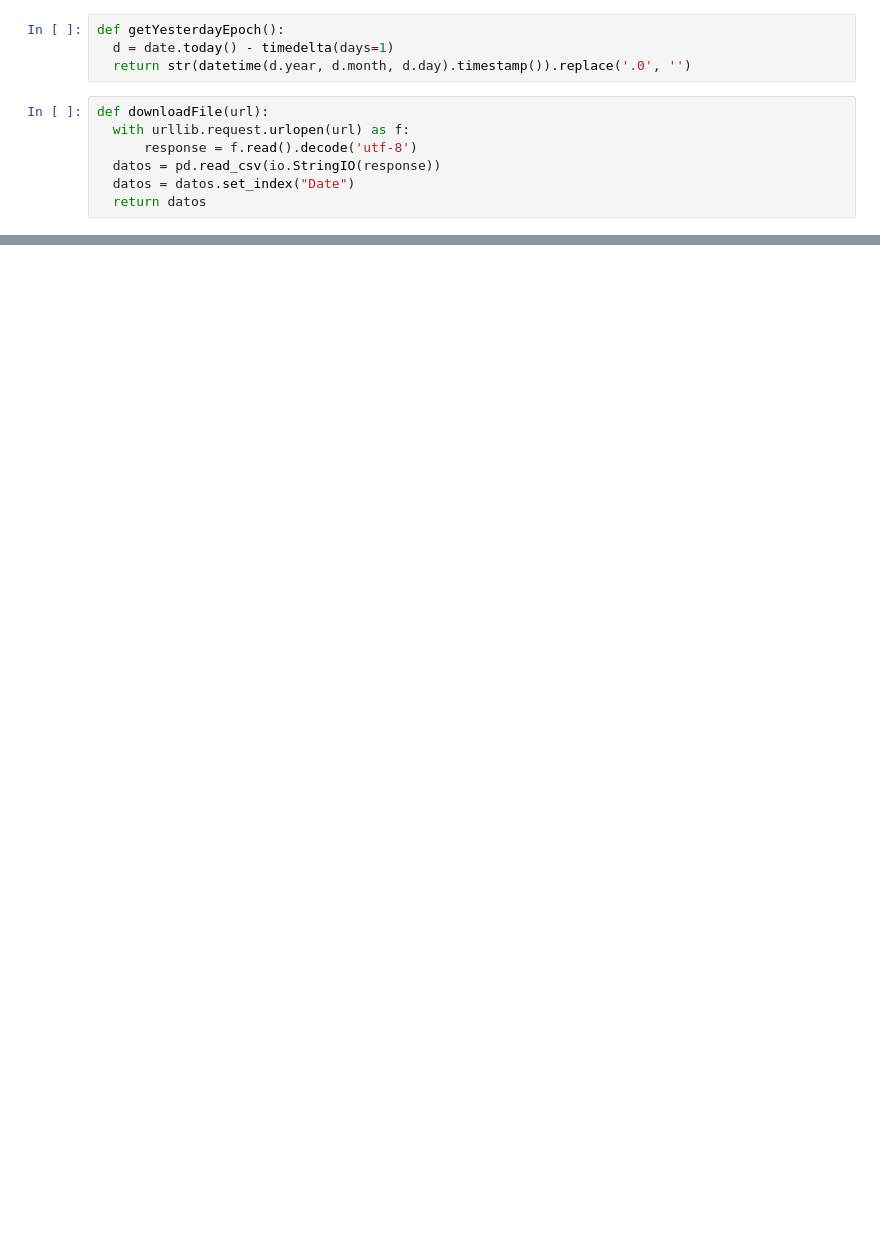
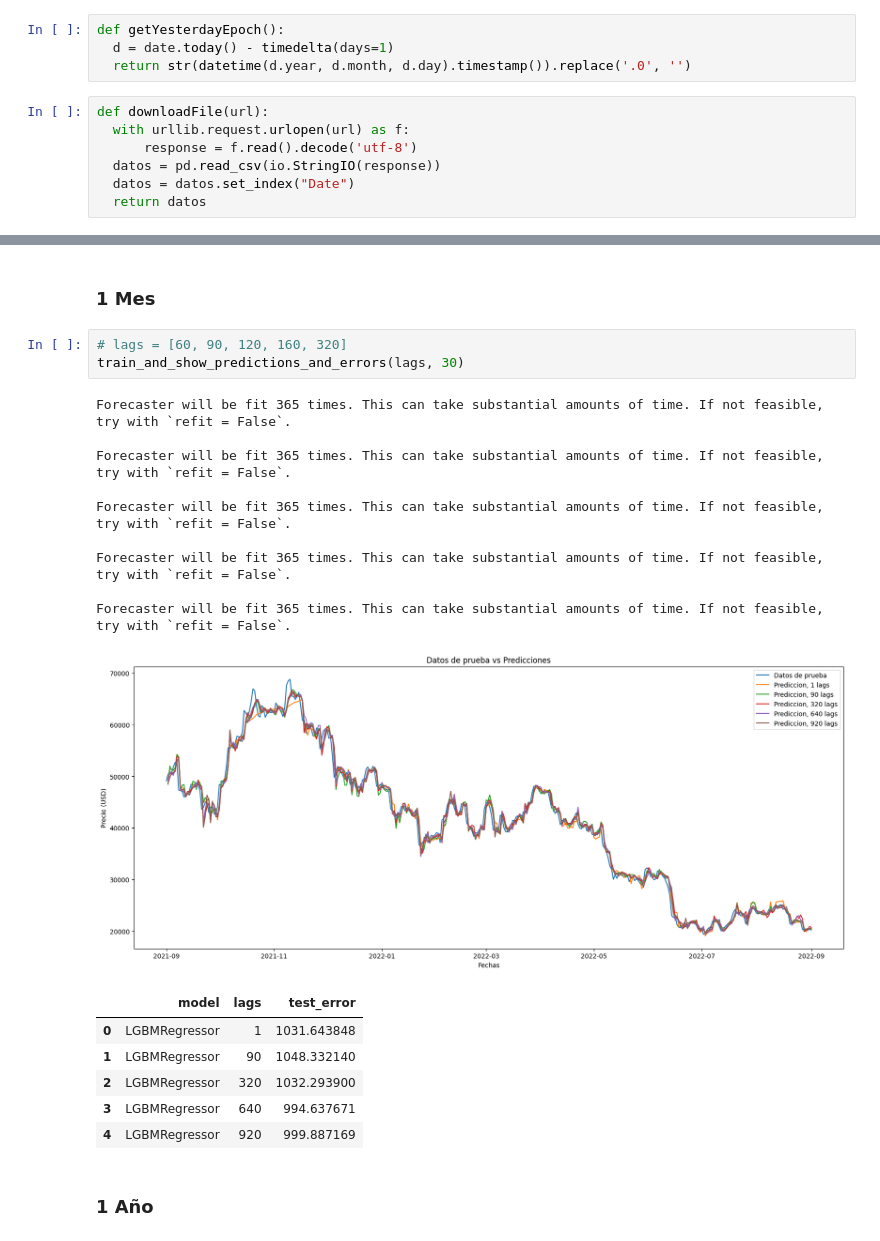
Before and after one commit to vanchondo/cryptoForecasting-tfm, a Jupyter notebook: notebook.ipynb, the cells around one changed output, grey strips where cells are left out. Saved outputs shown, nothing was run; the diff lists cells and outputs as text; blank space fills up the shorter version.

```diff
--- a/notebook.ipynb
+++ b/notebook.ipynb
@@ -168,0 +284,24 @@ plt.show()
+# %% [markdown]
+### 1 Mes
+# %%
+# lags = [60, 90, 120, 160, 320]
+train_and_show_predictions_and_errors(lags, 30)
+# %% [output]
+Forecaster will be fit 365 times. This can take substantial amounts of time. If not feasible, try with `refit = False`.
+
+Forecaster will be fit 365 times. This can take substantial amounts of time. If not feasible, try with `refit = False`.
+
+Forecaster will be fit 365 times. This can take substantial amounts of time. If not feasible, try with `refit = False`.
+
+Forecaster will be fit 365 times. This can take substantial amounts of time. If not feasible, try with `refit = False`.
+
+Forecaster will be fit 365 times. This can take substantial amounts of time. If not feasible, try with `refit = False`.
+[figure, added]
+|  | model | lags | test_error |
+| 0 | LGBMRegressor | 1 | 1031.643848 |
+| 1 | LGBMRegressor | 90 | 1048.332140 |
+| 2 | LGBMRegressor | 320 | 1032.293900 |
+| 3 | LGBMRegressor | 640 | 994.637671 |
+| 4 | LGBMRegressor | 920 | 999.887169 |
+# %% [markdown]
+### 1 Año
```
Also changed, not shown: parts of 42 cells of this notebook, 3 other files.
